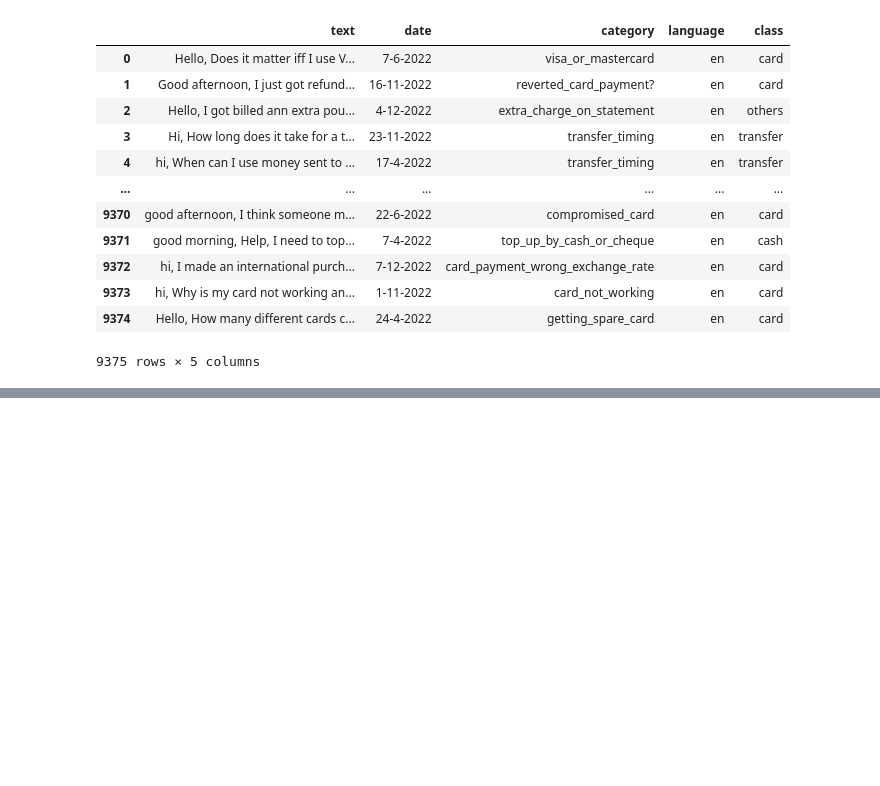
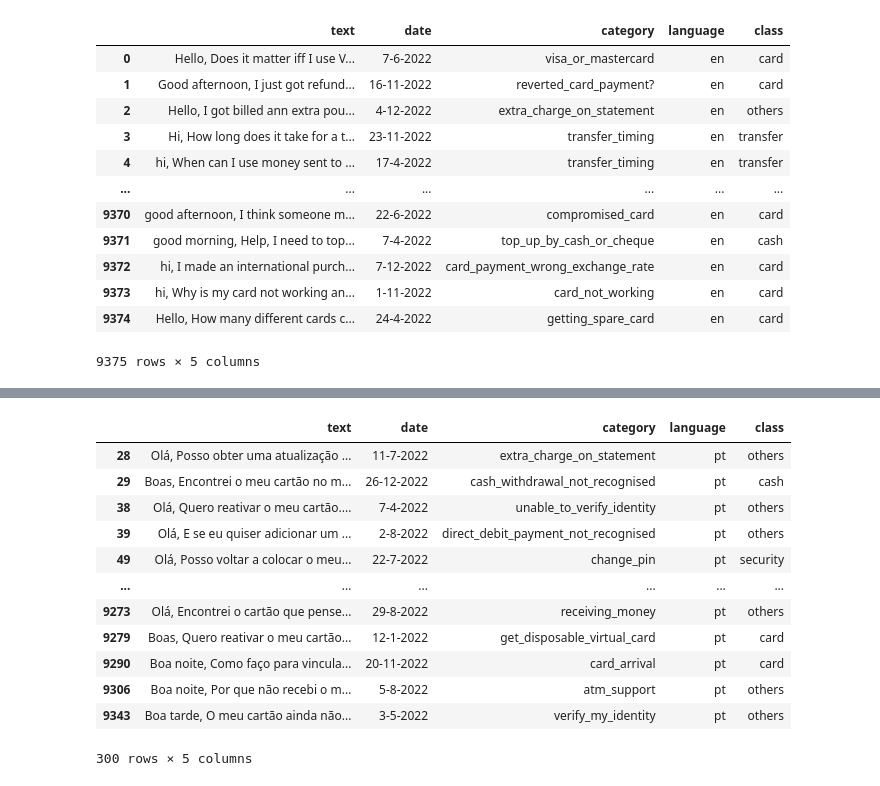
Before and after one commit to 0xjrr/ds-hackaton4-ldsa, a Jupyter notebook: JS.ipynb, the cells around one changed output, grey strips where cells are left out. Cells and saved outputs as stored; diff of their text form; code cells hidden in the pictures; blank space fills up the shorter version.

```diff
--- a/JS.ipynb
+++ b/JS.ipynb
@@ -58,0 +87,16 @@ df_merged.to_csv("data\dataset_mapped.csv")
+# %%
+df_merged.loc[df_merged["language"] == "pt"]
+# %% [output]
+|  | text | date | category | language | class |
+| 28 | Olá, Posso obter uma atualização ... | 11-7-2022 | extra_charge_on_statement | pt | others |
+| 29 | Boas, Encontrei o meu cartão no m... | 26-12-2022 | cash_withdrawal_not_recognised | pt | cash |
+| 38 | Olá, Quero reativar o meu cartão.... | 7-4-2022 | unable_to_verify_identity | pt | others |
+| 39 | Olá, E se eu quiser adicionar um ... | 2-8-2022 | direct_debit_payment_not_recognised | pt | others |
+| 49 | Olá, Posso voltar a colocar o meu... | 22-7-2022 | change_pin | pt | security |
+| ... | ... | ... | ... | ... | ... |
+| 9273 | Olá, Encontrei o cartão que pense... | 29-8-2022 | receiving_money | pt | others |
+| 9279 | Boas, Quero reativar o meu cartão... | 12-1-2022 | get_disposable_virtual_card | pt | card |
+| 9290 | Boa noite, Como faço para vincula... | 20-11-2022 | card_arrival | pt | card |
+| 9306 | Boa noite, Por que não recebi o m... | 5-8-2022 | atm_support | pt | others |
+| 9343 | Boa tarde, O meu cartão ainda não... | 3-5-2022 | verify_my_identity | pt | others |
+300 rows × 5 columns
```
Also changed, not shown: parts of 25 cells of this notebook.
